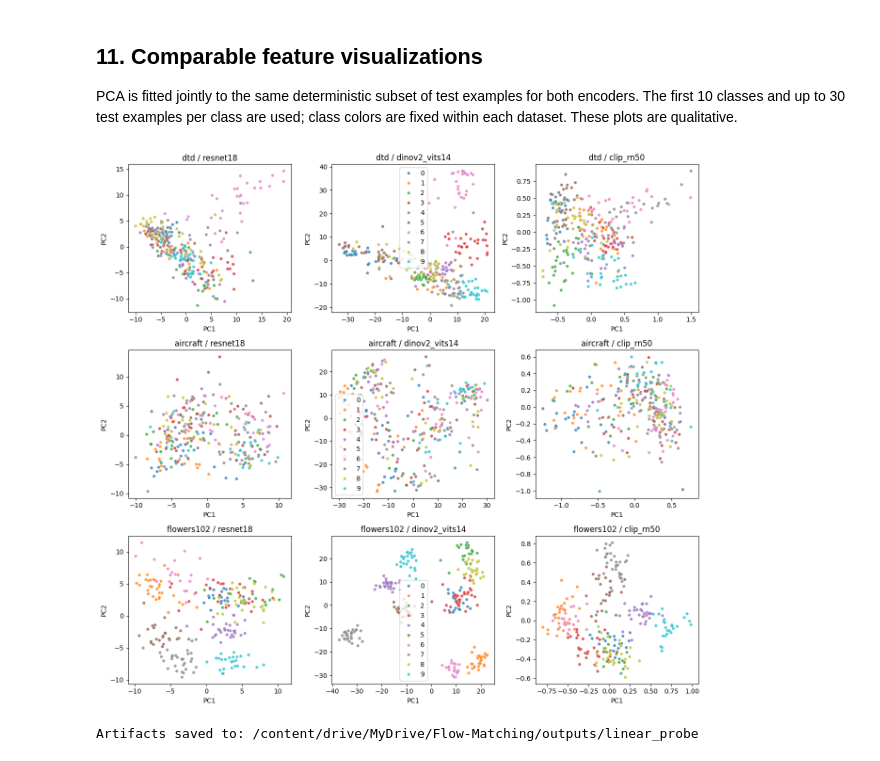
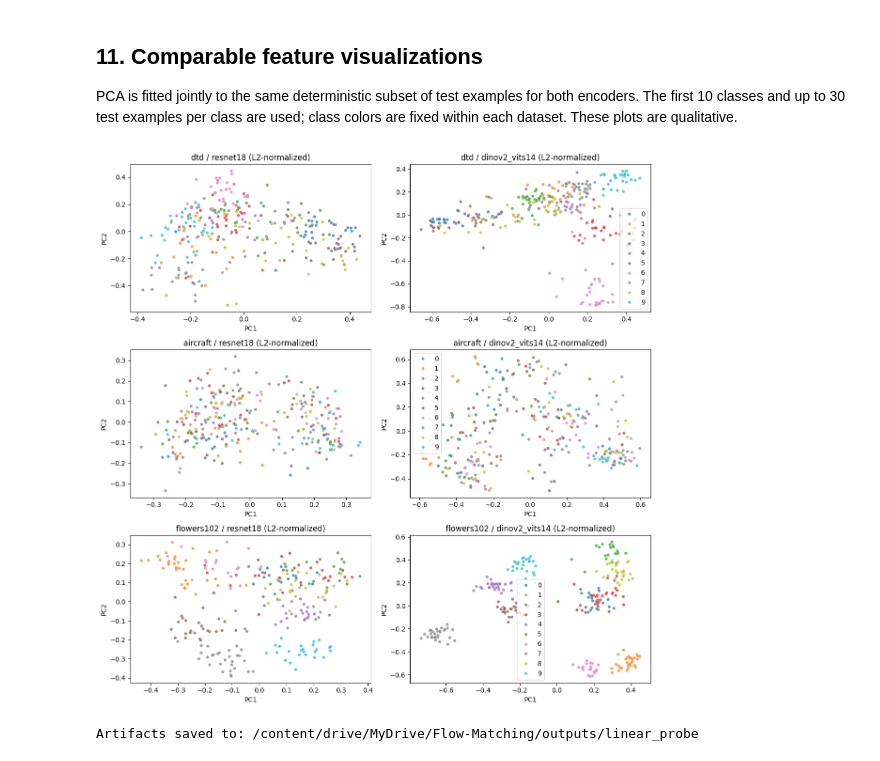
Before and after one commit to aishadahesh/Flow-Matching, a Jupyter notebook: 01_linear_probe.ipynb, the cells around one changed output. Drawn from its saved outputs; the diff is of its cells as text; code cells hidden in the pictures.

```diff
--- a/01_linear_probe.ipynb
+++ b/01_linear_probe.ipynb
@@ -149,9 +220,10 @@ This is the expensive encoder pass. Re-running the notebook loads the cache inst
 # %%
 feature_bank = {}
 for encoder_name in ENCODERS:
-    encoder, preprocess, feature_dim = load_encoder(encoder_name)
-    for dataset_name in DATASETS:
-        feature_bank[(dataset_name, encoder_name)] = {split: extract_split(dataset_name, split, encoder_name, encoder, preprocess) for split in ('train', 'val', 'test')}
+    encoder, preprocess, feature_dim, checkpoint_id = load_encoder(encoder_name)
+    for dataset_name, enabled_encoder in ENABLED_PAIRS:
+        if enabled_encoder != encoder_name: continue
+        feature_bank[(dataset_name, encoder_name)] = {split: extract_split(dataset_name, split, encoder_name, encoder, preprocess, checkpoint_id, feature_dim) for split in ('train', 'val', 'test')}
     del encoder
     if torch.cuda.is_available(): torch.cuda.empty_cache()
 print('Cached combinations:', list(feature_bank))
@@ -301,10 +431,11 @@ flowers102 | clip_rn50 | full | seed 2
 summary = results_df.groupby(['dataset','encoder','shot'], as_index=False).agg(mean_accuracy=('test_accuracy','mean'), std_accuracy=('test_accuracy','std'), runs=('test_accuracy','size'))
 summary.to_csv(OUTPUT_ROOT / 'accuracy_summary.csv', index=False)
 display(summary.style.format({'mean_accuracy':'{:.4f}', 'std_accuracy':'{:.4f}'}))
-fig, axes = plt.subplots(1, 3, figsize=(16, 4), sharey=True)
+fig, axes = plt.subplots(1, len(DATASETS), figsize=(6 * len(DATASETS), 4), sharey=True, squeeze=False)
+axes = axes.ravel()
 for ax, dataset_name in zip(axes, DATASETS):
     part = summary[summary.dataset == dataset_name].copy(); part['x'] = part.shot.map({'5':0,'10':1,'full':2})
-    for encoder_name in ENCODERS:
+    for encoder_name in ENCODERS_BY_DATASET[dataset_name]:
         row = part[part.encoder == encoder_name].sort_values('x')
         ax.errorbar(row.x, row.mean_accuracy, yerr=row.std_accuracy.fillna(0), marker='o', capsize=4, label=encoder_name)
     ax.set(title=dataset_name, xticks=[0,1,2], xticklabels=['5','10','full'], xlabel='training images per class', ylabel='top-1 test accuracy'); ax.grid(alpha=.25); ax.legend()
@@ -332,11 +463,13 @@ fig.tight_layout(); fig.savefig(OUTPUT_ROOT / 'accuracy_vs_training_size.png', d
 ## 9. Representative 10-shot training/validation loss curves
 Seed 0 is used consistently as the representative run for each dataset-encoder pair.
 # %%
-fig, axes = plt.subplots(len(DATASETS), len(ENCODERS), figsize=(13, 11), squeeze=False)
+max_encoders = max(len(v) for v in ENCODERS_BY_DATASET.values())
+fig, axes = plt.subplots(len(DATASETS), max_encoders, figsize=(6 * max_encoders, 4 * len(DATASETS)), squeeze=False)
 for i, dataset_name in enumerate(DATASETS):
-    for j, encoder_name in enumerate(ENCODERS):
+    for j, encoder_name in enumerate(ENCODERS_BY_DATASET[dataset_name]):
         h = pd.DataFrame(histories[(dataset_name, encoder_name, '10', 0)])
         axes[i,j].plot(h.epoch, h.train_loss, label='train'); axes[i,j].plot(h.epoch, h.val_loss, label='validation')
         axes[i,j].set(title=f'{dataset_name} / {encoder_name}', xlabel='epoch', ylabel='cross-entropy'); axes[i,j].legend(); axes[i,j].grid(alpha=.2)
+    for j in range(len(ENCODERS_BY_DATASET[dataset_name]), max_encoders): axes[i,j].axis('off')
 fig.tight_layout(); fig.savefig(OUTPUT_ROOT / 'representative_loss_curves.png', dpi=180, bbox_inches='tight'); plt.show()
 # %% [output]
@@ -345,10 +478,11 @@ fig.tight_layout(); fig.savefig(OUTPUT_ROOT / 'representative_loss_curves.png',
 ## 10. Row-normalized confusion matrices
 For each dataset, the representative setting is DINOv2, 10-shot, seed 0.
 # %%
-fig, axes = plt.subplots(1, 3, figsize=(20, 6))
+fig, axes = plt.subplots(1, len(DATASETS), figsize=(7 * len(DATASETS), 6), squeeze=False); axes = axes.ravel()
 for ax, dataset_name in zip(axes, DATASETS):
-    bank = feature_bank[(dataset_name, 'dinov2_vits14')]; y = bank['test']['labels'].numpy(); pred = predictions[(dataset_name, 'dinov2_vits14', '10', 0)].numpy()
+    encoder_name = ENCODERS_BY_DATASET[dataset_name][-1]
+    bank = feature_bank[(dataset_name, encoder_name)]; y = bank['test']['labels'].numpy(); pred = predictions[(dataset_name, encoder_name, '10', 0)].numpy()
     cm = confusion_matrix(y, pred, normalize='true'); sns.heatmap(cm, cmap='mako', vmin=0, vmax=1, ax=ax, cbar=False)
-    ax.set(title=f'{dataset_name}: DINOv2 10-shot', xlabel='predicted class', ylabel='true class')
+    ax.set(title=f'{dataset_name}: {encoder_name} 10-shot', xlabel='predicted class', ylabel='true class')
 fig.tight_layout(); fig.savefig(OUTPUT_ROOT / 'confusion_matrices.png', dpi=180, bbox_inches='tight'); plt.show()
 # %% [output]
@@ -357,15 +491,16 @@ fig.tight_layout(); fig.savefig(OUTPUT_ROOT / 'confusion_matrices.png', dpi=180,
 ## 11. Comparable feature visualizations
 PCA is fitted jointly to the same deterministic subset of test examples for both encoders. The first 10 classes and up to 30 test examples per class are used; class colors are fixed within each dataset. These plots are qualitative.
 # %%
-fig, axes = plt.subplots(len(DATASETS), len(ENCODERS), figsize=(13, 12), squeeze=False)
+fig, axes = plt.subplots(len(DATASETS), max_encoders, figsize=(6 * max_encoders, 4 * len(DATASETS)), squeeze=False)
 for i, dataset_name in enumerate(DATASETS):
     selected_classes = np.arange(10); base_labels = feature_bank[(dataset_name, 'resnet18')]['test']['labels'].numpy(); selected_idx = np.concatenate([np.flatnonzero(base_labels == c)[:30] for c in selected_classes])
-    for j, encoder_name in enumerate(ENCODERS):
-        bank = feature_bank[(dataset_name, encoder_name)]['test']; z = bank['features'][selected_idx].numpy(); y = bank['labels'][selected_idx].numpy(); xy = PCA(n_components=2).fit_transform(z)
-        sns.scatterplot(x=xy[:,0], y=xy[:,1], hue=y, palette='tab10', s=22, alpha=.75, ax=axes[i,j], legend=(j == 1))
-        axes[i,j].set(title=f'{dataset_name} / {encoder_name}', xlabel='PC1', ylabel='PC2')
+    for j, encoder_name in enumerate(ENCODERS_BY_DATASET[dataset_name]):
+        bank = feature_bank[(dataset_name, encoder_name)]['test']; z = F.normalize(bank['features'][selected_idx].float(), dim=1).numpy(); y = bank['labels'][selected_idx].numpy(); xy = PCA(n_components=2).fit_transform(z)
+        sns.scatterplot(x=xy[:,0], y=xy[:,1], hue=y, palette='tab10', s=22, alpha=.75, ax=axes[i,j], legend=(j == len(ENCODERS_BY_DATASET[dataset_name]) - 1))
+        axes[i,j].set(title=f'{dataset_name} / {encoder_name} (L2-normalized)', xlabel='PC1', ylabel='PC2')
+    for j in range(len(ENCODERS_BY_DATASET[dataset_name]), max_encoders): axes[i,j].axis('off')
 fig.tight_layout(); fig.savefig(OUTPUT_ROOT / 'feature_pca.png', dpi=180, bbox_inches='tight'); plt.show()
 print('Artifacts saved to:', OUTPUT_ROOT)
 # %% [output]
-[figure, old version]
+[figure, new version]
 Artifacts saved to: /content/drive/MyDrive/Flow-Matching/outputs/linear_probe
```
Also changed, not shown: parts of 9 cells of this notebook, 6 other files.
